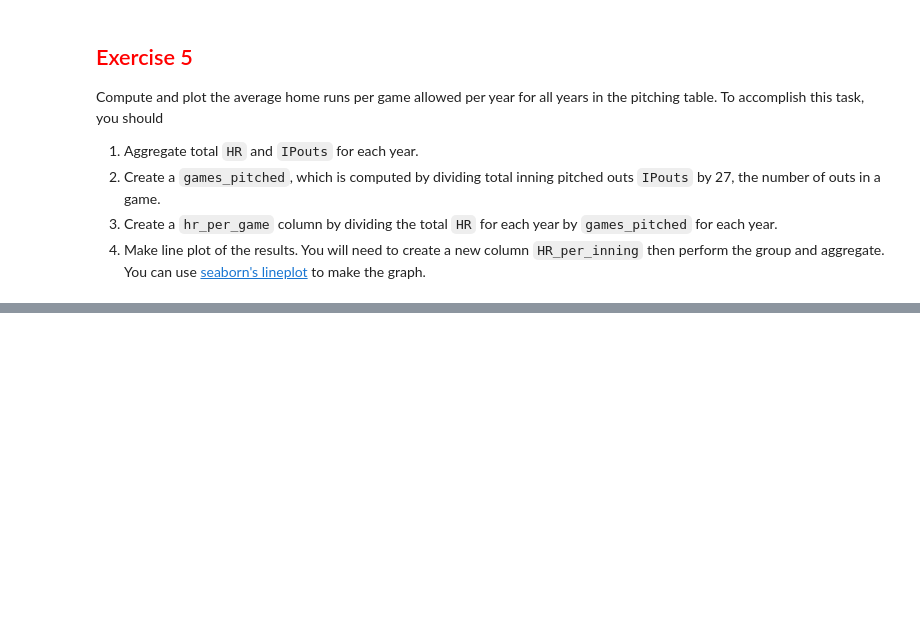
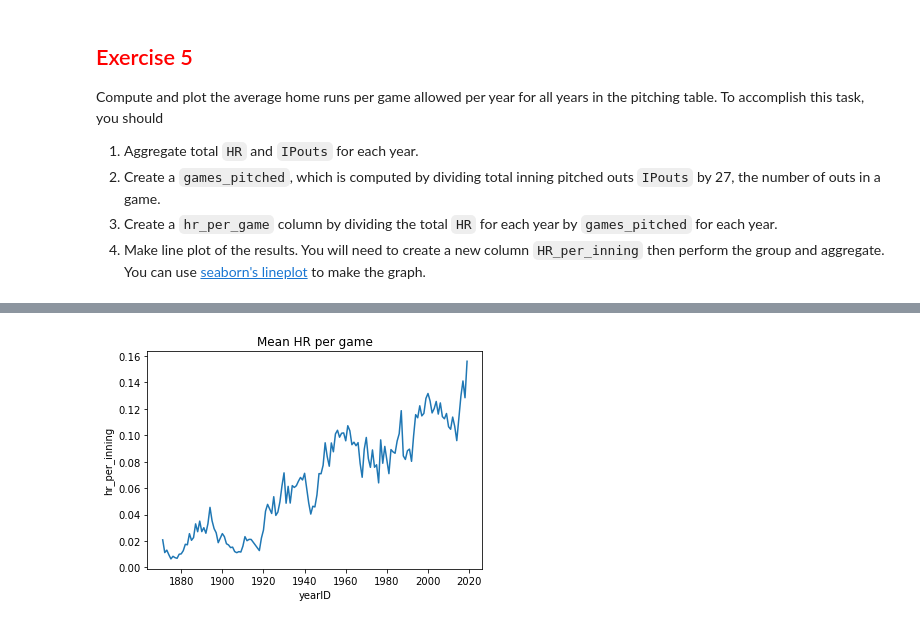
Before and after one commit to dreols01/module2_intro_to_pandas, a Jupyter notebook: 2_6_aggregation.ipynb, the cells around one changed output, grey strips where cells are left out. Drawn from its saved outputs; the diff is of its cells as text; code cells hidden in the pictures; blank space fills up the shorter version.

```diff
--- a/2_6_aggregation.ipynb
+++ b/2_6_aggregation.ipynb
@@ -255,0 +286,13 @@ Compute and plot the average home runs per game allowed per year for all years i
+# %%
+# Your refactored code here
+mean_HR_per_game = (pitching
+                >> select(X.IPouts, X.yearID, X.HR)
+                >> group_by(X.yearID)
+                >> summarise(total_HR = X.HR.sum(),
+                            total_IPouts = X.IPouts.sum())
+                >> ungroup
+                >> mutate(games_pitched = X.total_IPouts/27)
+                >> mutate(hr_per_game = X.total_HR/X.games_pitched)
+                >> mutate(hr_per_inning = X.hr_per_game/9)
+                )
+mean_HR_per_game
@@ -255,0 +313,6 @@ Compute and plot the average home runs per game allowed per year for all years i
+# %%
+fig, ax = plt.subplots()
+ax = sns.lineplot(x = "yearID", y="hr_per_inning", data=mean_HR_per_game, ax = ax)
+_ = ax.set_title("Mean HR per game")
+# %% [output]
+[figure, added]
```
Also changed, not shown: parts of 6 cells of this notebook.
